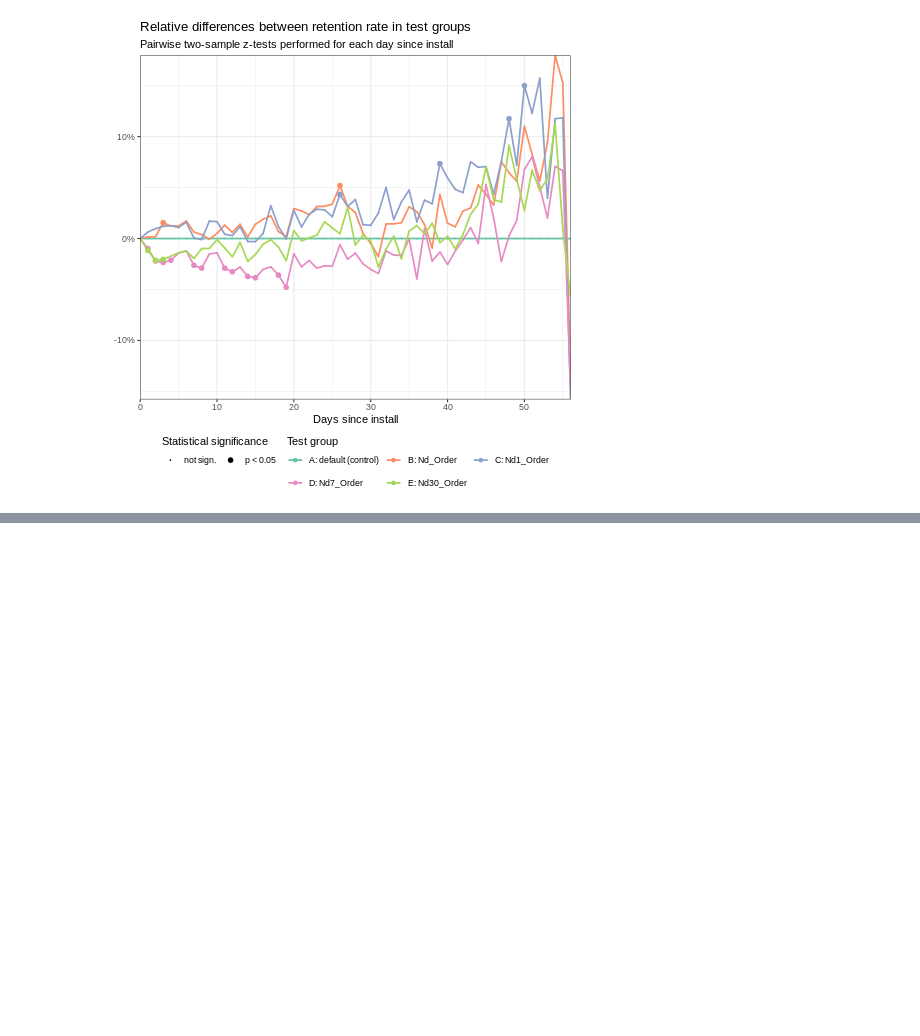
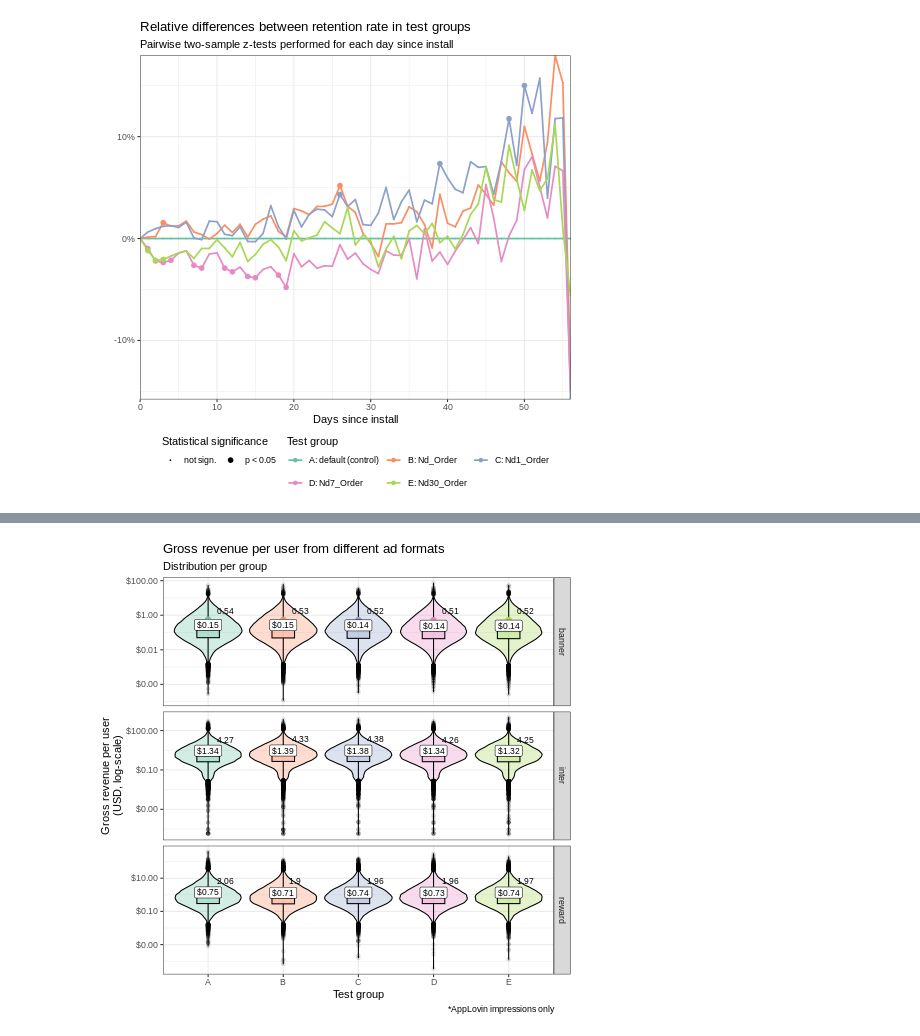
Before and after one commit to PedroNVSRamos/justplay_casestudy, a Jupyter notebook: justplay_casestudy.ipynb, the cells around one changed output, grey strips where cells are left out. Cells and saved outputs as stored; diff of their text form; code cells hidden in the pictures; blank space fills up the shorter version.

```diff
--- a/justplay_casestudy.ipynb
+++ b/justplay_casestudy.ipynb
@@ -1128,33 +1401,37 @@ df_revenue_per_format
 # %%
 %%R -i df_revenue_per_format
 
 options(warn = -1)
 
 df_revenue_per_format_summary <-
   df_revenue_per_format |>
   group_by(group_id, ad_unit_format) |>
   summarise(median_revenue = median(revenue_amount, na.rm = TRUE),
-            avg_revenue = mean(revenue_amount, na.rm = TRUE),
+            avg_revenue = round(mean(revenue_amount, na.rm = TRUE), 2),
             .groups = "drop")
 
 df_revenue_per_format |>
   ggplot(aes(x = group_id, y = revenue_amount, fill = group_id)) +
     geom_violin(trim = TRUE, alpha = 0.3, color = "black") +
     geom_boxplot(color = "black", alpha = 0.3, outlier.alpha = 0.1, width = 0.3) +
     geom_point(data = df_revenue_per_format_summary,
                aes(x = group_id, y = avg_revenue, color = group_id),
                size = 2.5, inherit.aes = FALSE) +
     geom_label(data = df_revenue_per_format_summary,
                aes(x = group_id, y = median_revenue, label = dollar(median_revenue)),
                vjust = 0.1, size = 3, inherit.aes = FALSE) +
+    geom_text(data = df_revenue_per_format_summary,
+              aes(x = group_id, y = avg_revenue, label = avg_revenue),
+              vjust = -1, hjust = -0.5, size = 3, inherit.aes = FALSE) +
     scale_x_discrete(name = "Test group", labels = function(x) sub(":.*", "", x)) +
-    scale_y_continuous(name = "Gross revenue per user (USD)",labels = dollar) +
+    scale_y_log10(name = "Gross revenue per user\n(USD, log-scale)", labels = dollar) +
     scale_color_brewer(name = "", palette = "Set2") +
     scale_fill_brewer(name = "", palette = "Set2") +
     facet_grid(ad_unit_format~., scales = "free") +
-    coord_cartesian(ylim = c(0, 20)) +
-    labs(caption = "* y-axis data has been truncated between 0 and 20 USD net revenue") +
+    labs(caption = "*AppLovin impressions only") +
     ggtitle(label = "Gross revenue per user from different ad formats",
             subtitle = "Distribution per group") +
     theme_bw() +
     theme(legend.position = "none")
+# %% [output]
+[figure, added]
```
Also changed, not shown: parts of 30 cells of this notebook.
